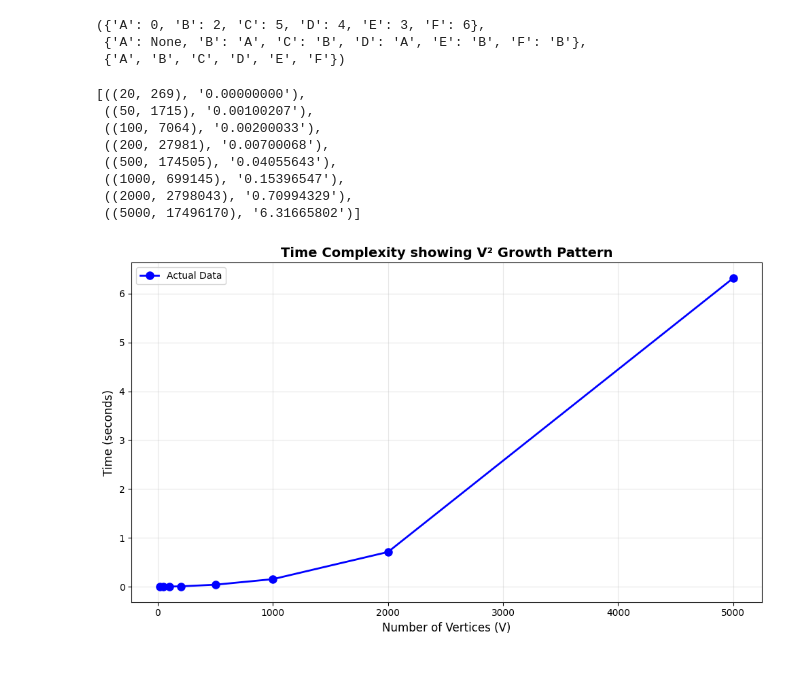
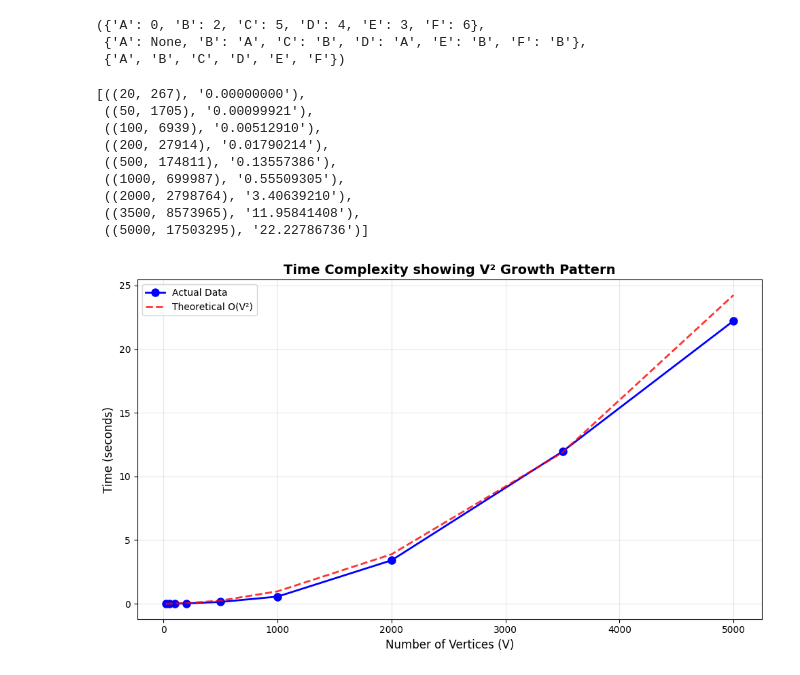
Before and after one commit to UnpretentiousCoder/Algo_design_and_analysis, a Jupyter notebook: lab2.ipynb, the cells around one changed output. Drawn from its saved outputs; the diff is of its cells as text; code cells hidden in the pictures.

```diff
--- a/lab2.ipynb
+++ b/lab2.ipynb
@@ -50,0 +72,10 @@ plt.show()
+# %%
+pq = PriorityQueue_array() #testing
+pq.put(('A', 5))
+pq.put(('B', 3))
+pq.put(('C', 8))
+
+print(pq.pop()) #should return ('B', 3)
+print(pq.pop()) #should return ('A', 5)
+print(pq.pop()) #should return ('C', 8)
+print(pq.is_empty()) #should return True
@@ -77,10 +117,10 @@ dijkstra_using_array(G, "A")
 import random, time
 from collections import defaultdict
 
-time_taken_result = []
-input_sizes = [20, 50, 100, 200, 500, 1000, 2000, 5000]
+time_taken_result_for_dense = []
+input_sizes = [20, 50, 100, 200, 500, 1000, 2000, 3500, 5000]
 
-def generate_matrix(V, edge_prob=0.3, max_weight=10): #v is the number of vertices
+def generate_dense_matrix(V, edge_prob=0.3, max_weight=10): #v is the number of vertices
     num_of_edge = 0
     graph = defaultdict(list)
     for i in range(V):
@@ -91,42 +131,49 @@ def generate_matrix(V, edge_prob=0.3, max_weight=10): #v is the number of vertic
     return graph, num_of_edge
 
 for V in input_sizes:
-    Graph, edge_count = generate_matrix(V)
+    Dense_Graph, edge_count = generate_dense_matrix(V)
     start = time.time()
-    dijkstra_using_array(Graph, 0)
+    dijkstra_using_array(Dense_Graph, 0)
     end = time.time()
     time_taken = end - start
-    time_taken_result.append(((V,edge_count), f"{time_taken:.8f}"))
+    time_taken_result_for_dense.append(((V,edge_count), f"{time_taken:.8f}"))
 # %%
-time_taken_result
+time_taken_result_for_dense
 # %% [output]
-[((20, 269), '0.00000000'),
- ((50, 1715), '0.00100207'),
- ((100, 7064), '0.00200033'),
- ((200, 27981), '0.00700068'),
- ((500, 174505), '0.04055643'),
- ((1000, 699145), '0.15396547'),
- ((2000, 2798043), '0.70994329'),
- ((5000, 17496170), '6.31665802')]
+[((20, 267), '0.00000000'),
+ ((50, 1705), '0.00099921'),
+ ((100, 6939), '0.00512910'),
+ ((200, 27914), '0.01790214'),
+ ((500, 174811), '0.13557386'),
+ ((1000, 699987), '0.55509305'),
+ ((2000, 2798764), '3.40639210'),
+ ((3500, 8573965), '11.95841408'),
+ ((5000, 17503295), '22.22786736')]
 # %%
 import matplotlib.pyplot as plt
-# Data
-V_values = [item[0][0] for item in time_taken_result]
-time_values = [float(item[1]) for item in time_taken_result]
+import numpy as np
 
-# Create the plot
+V_values = [item[0][0] for item in time_taken_result_for_dense]
+time_values = [float(item[1]) for item in time_taken_result_for_dense]
+
+#Create the plot
 plt.figure(figsize=(10, 6))
-plt.plot(V_values, time_values, 'b-o', linewidth=2, markersize=8, label='Actual Data')
+plt.plot(V_values, time_values, 'b-o', linewidth=2, markersize=8, label='Actual Data') #actual
+
+V_theoretical = np.array(V_values)
+theoretical_times = (V_theoretical ** 2) * 0.00000097
+plt.plot(V_theoretical, theoretical_times, 'r--', linewidth=2,
+         label='Theoretical O(V²)', alpha=0.8)
 plt.xlabel('Number of Vertices (V)', fontsize=12)
 plt.ylabel('Time (seconds)', fontsize=12)
 plt.title('Time Complexity showing V² Growth Pattern', fontsize=14, fontweight='bold')
 plt.grid(True, alpha=0.3)
 plt.legend()
 
 plt.tight_layout()
 plt.show()
 # %% [output]
-[figure, old version]
+[figure, new version]
 # %% [markdown]
 ### Dijkstra's Algorithm Complexity Analysis ###
 1. Finding the Minimum Distance Node Among Unvisited Nodes
```
Also changed, not shown: parts of 18 cells of this notebook, 1 other file.
